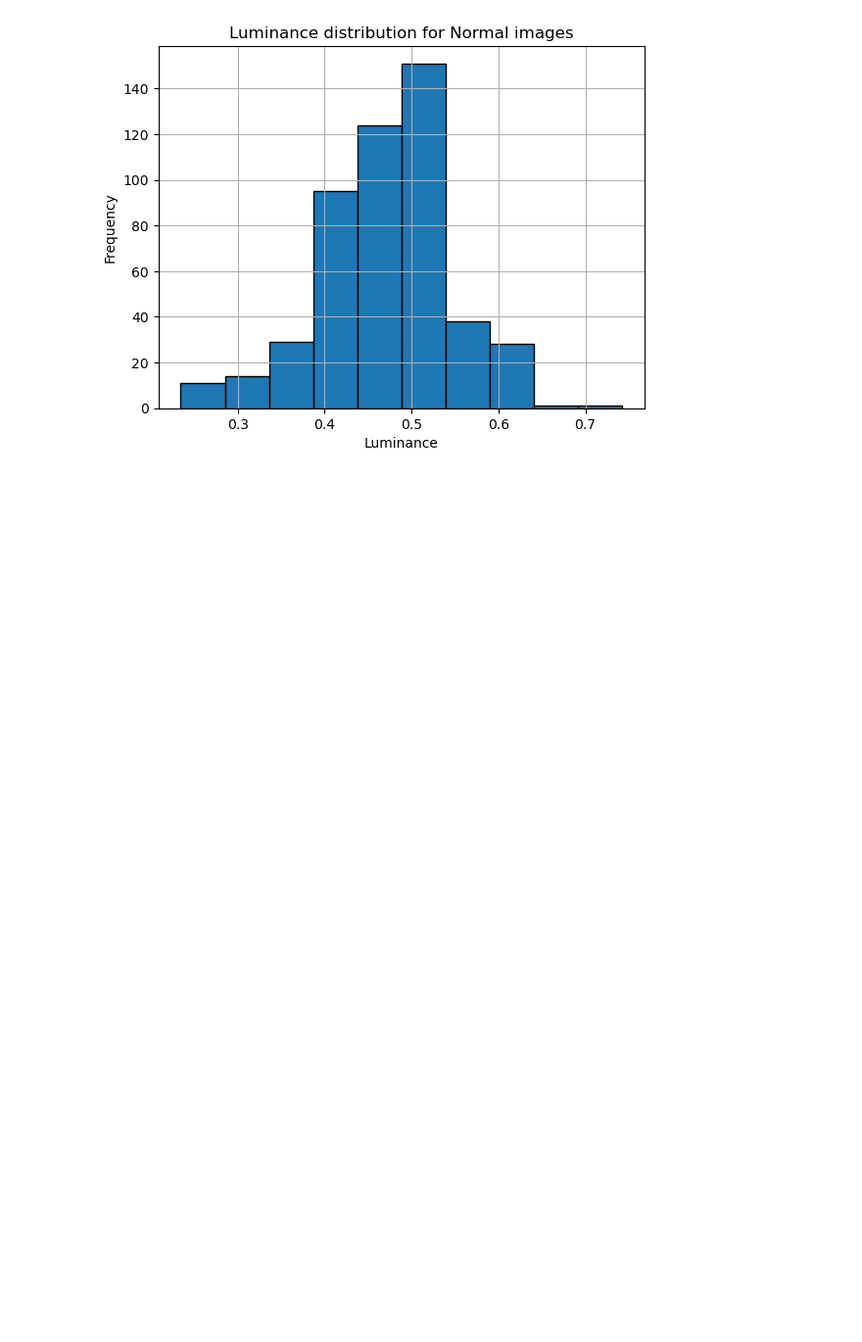
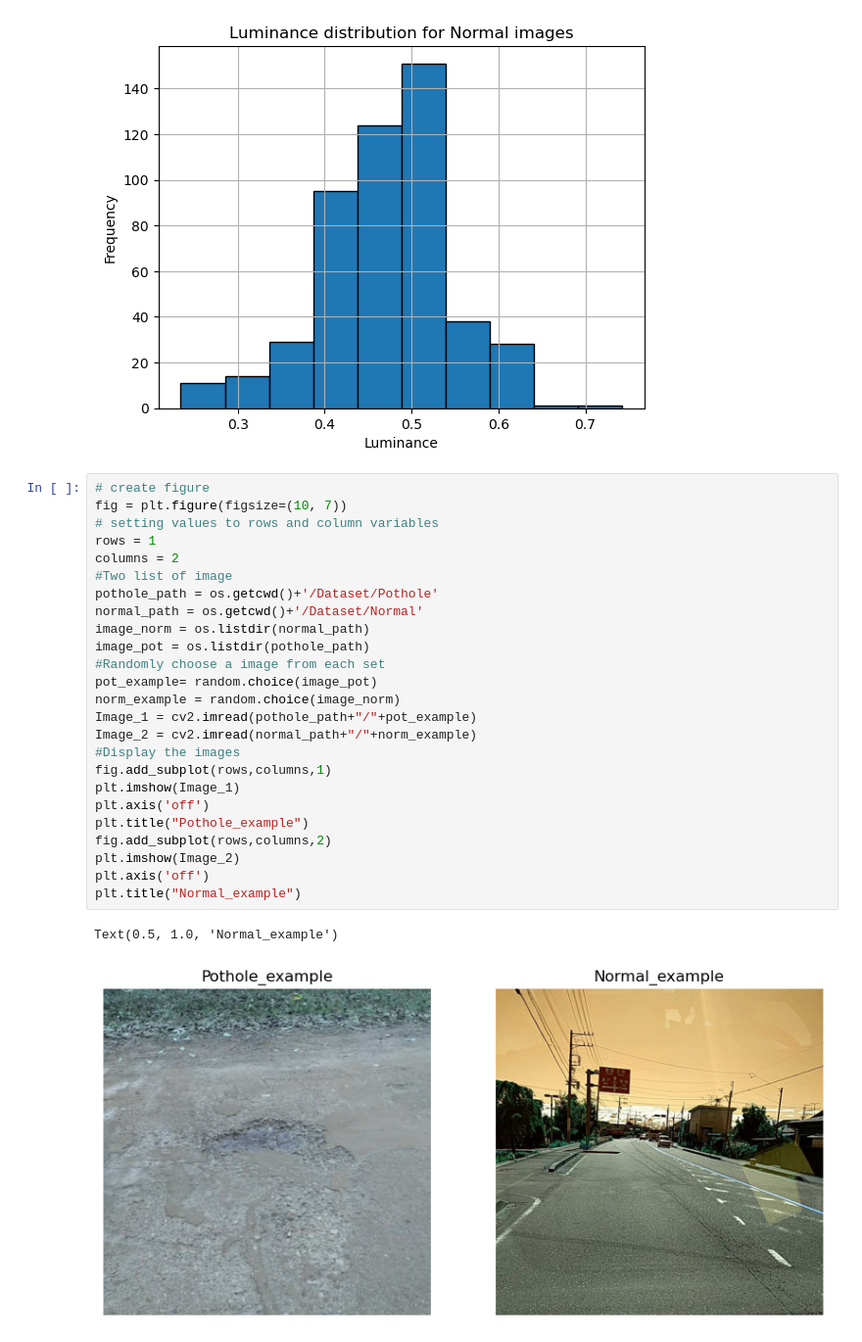
Before and after one commit to Dev0b0101/CNN-Pothole-Detection, a Jupyter notebook: EDA.ipynb, the cells around one changed output. Shown at 98% size. Drawn from its saved outputs; the diff is of its cells as text; blank space fills up the shorter version.

```diff
--- a/EDA.ipynb
+++ b/EDA.ipynb
@@ -202,3 +203,31 @@ plt.grid(True)  # Add a grid for clarity, optional
 plt.show()
 # %% [output]
 [figure]
+# %%
+# create figure
+fig = plt.figure(figsize=(10, 7))
+# setting values to rows and column variables
+rows = 1
+columns = 2
+#Two list of image
+pothole_path = os.getcwd()+'/Dataset/Pothole'
+normal_path = os.getcwd()+'/Dataset/Normal'
+image_norm = os.listdir(normal_path)
+image_pot = os.listdir(pothole_path)
+#Randomly choose a image from each set
+pot_example= random.choice(image_pot)
+norm_example = random.choice(image_norm)
+Image_1 = cv2.imread(pothole_path+"/"+pot_example)
+Image_2 = cv2.imread(normal_path+"/"+norm_example)
+#Display the images
+fig.add_subplot(rows,columns,1)
+plt.imshow(Image_1)
+plt.axis('off')
+plt.title("Pothole_example")
+fig.add_subplot(rows,columns,2)
+plt.imshow(Image_2)
+plt.axis('off')
+plt.title("Normal_example")
+# %% [output]
+Text(0.5, 1.0, 'Normal_example')
+[figure, added]
```
Also changed, not shown: parts of 3 cells of this notebook, 1 other file.
